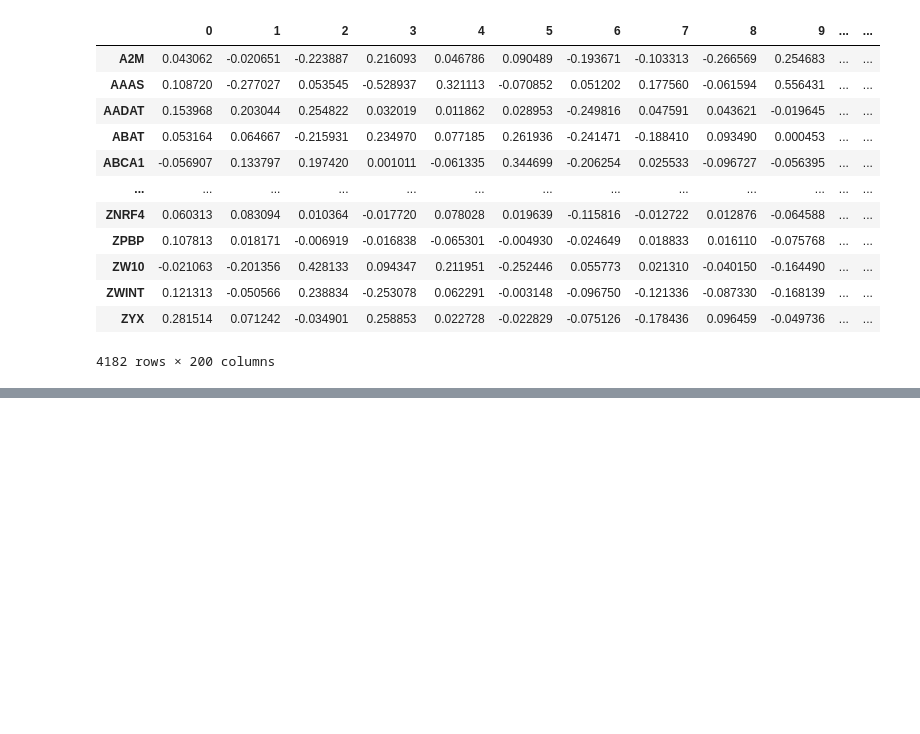
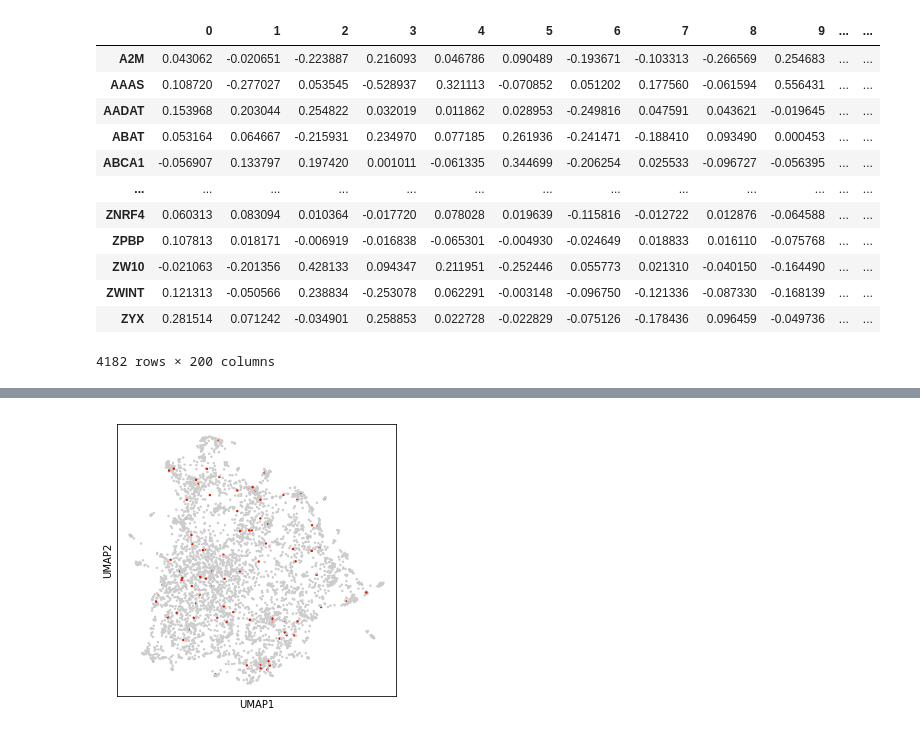
Before and after one commit to mbernste/gene-word-vector-exploration, a Jupyter notebook: gene_wv_clustering.ipynb, the cells around one changed output, grey strips where cells are left out. Drawn from its saved outputs; the diff is of its cells as text; code cells hidden in the pictures; blank space fills up the shorter version.

```diff
--- a/gene_wv_clustering.ipynb
+++ b/gene_wv_clustering.ipynb
@@ -132,0 +176,10 @@ figure.savefig('hallmark_umap_plots.png', format='png', dpi=150)
+# %%
+figure, ax = plt.subplots(
+    1,
+    1,
+    figsize = (5,5)
+)
+_scatterplot_color_by_random_gene_set(ax, X_umap, 100)
+plt.show()
+# %% [output]
+[figure, added]
```
Also changed, not shown: parts of 9 cells of this notebook.
